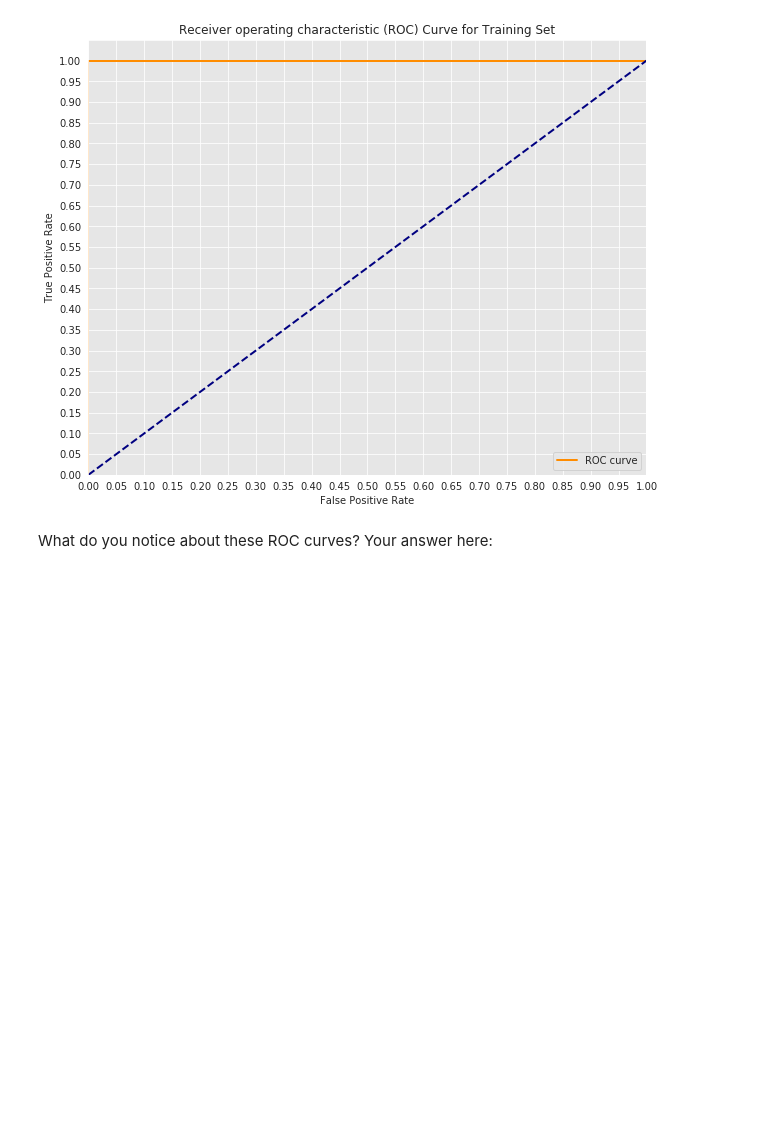
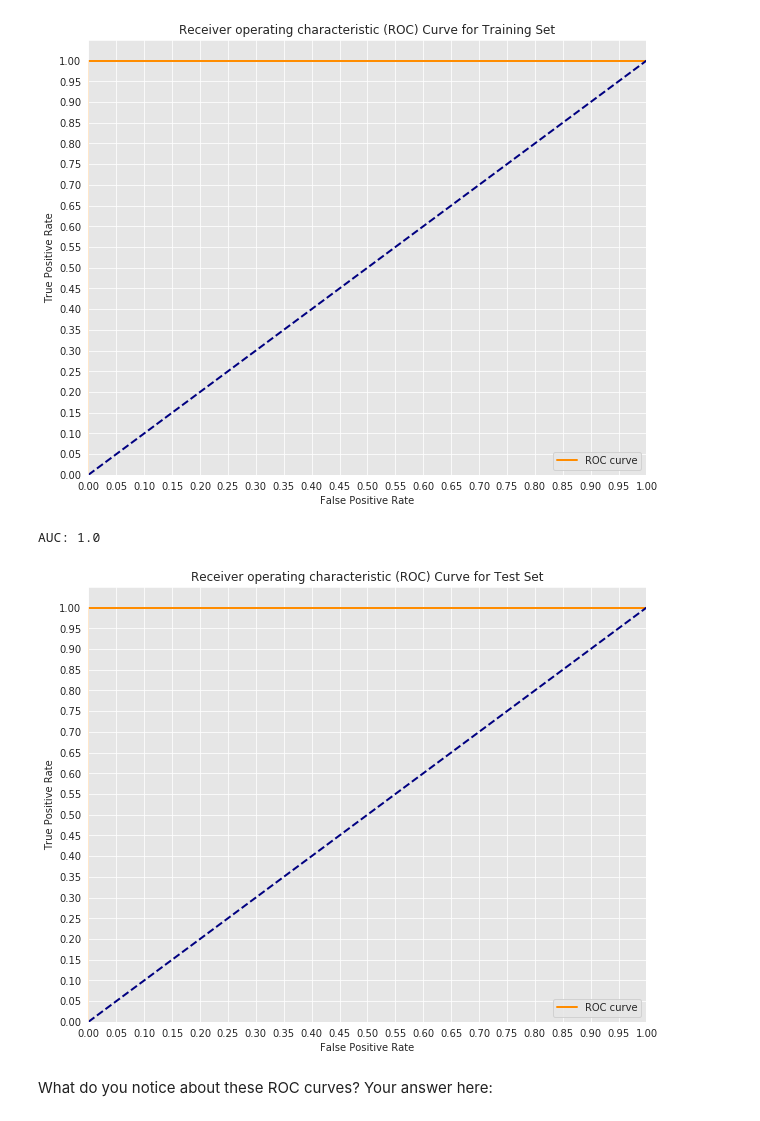
Before and after one commit to polyglottraveler/dsc-roc-curves-and-auc-lab-hbs-ds-060120, a Jupyter notebook: index.ipynb, the cells around one changed output. Cells and saved outputs as stored; diff of their text form; code cells hidden in the pictures; blank space fills up the shorter version.

```diff
--- a/index.ipynb
+++ b/index.ipynb
@@ -136,20 +136,23 @@ AUC: 1.0
 # %%
 # ROC curve for test set
 plt.figure(figsize=(10, 8))
 lw = 2
 plt.plot(test_fpr, test_tpr, color='darkorange',
          lw=lw, label='ROC curve')
 plt.plot([0, 1], [0, 1], color='navy', lw=lw, linestyle='--')
 plt.xlim([0.0, 1.0])
 plt.ylim([0.0, 1.05])
 plt.yticks([i/20.0 for i in range(21)])
 plt.xticks([i/20.0 for i in range(21)])
 plt.xlabel('False Positive Rate')
 plt.ylabel('True Positive Rate')
-plt.title('Receiver operating characteristic (ROC) Curve for Train Set')
+plt.title('Receiver operating characteristic (ROC) Curve for Test Set')
 plt.legend(loc='lower right')
 print('AUC: {}'.format(auc(train_fpr, train_tpr)))
 plt.show()
+# %% [output]
+AUC: 1.0
+[figure, added]
 # %% [markdown]
 What do you notice about these ROC curves? Your answer here:
 # %% [markdown]
```
